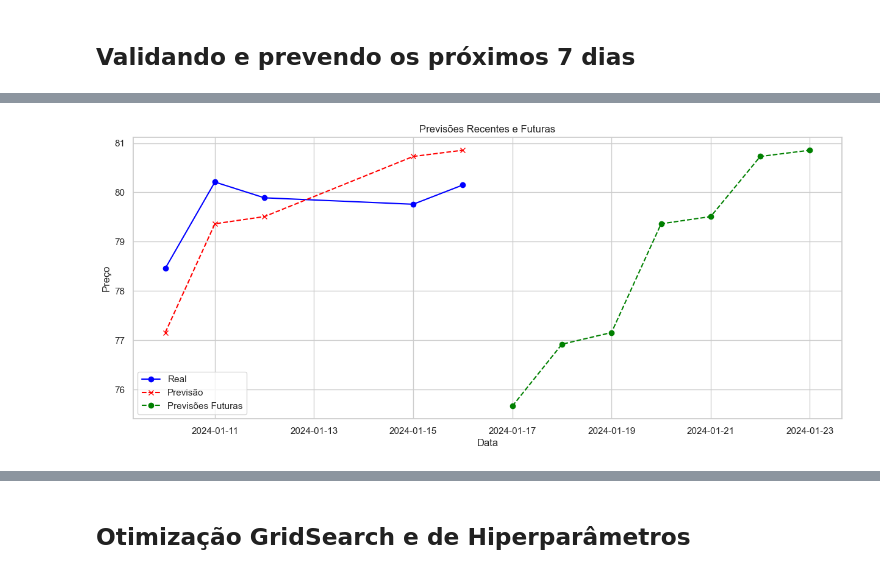
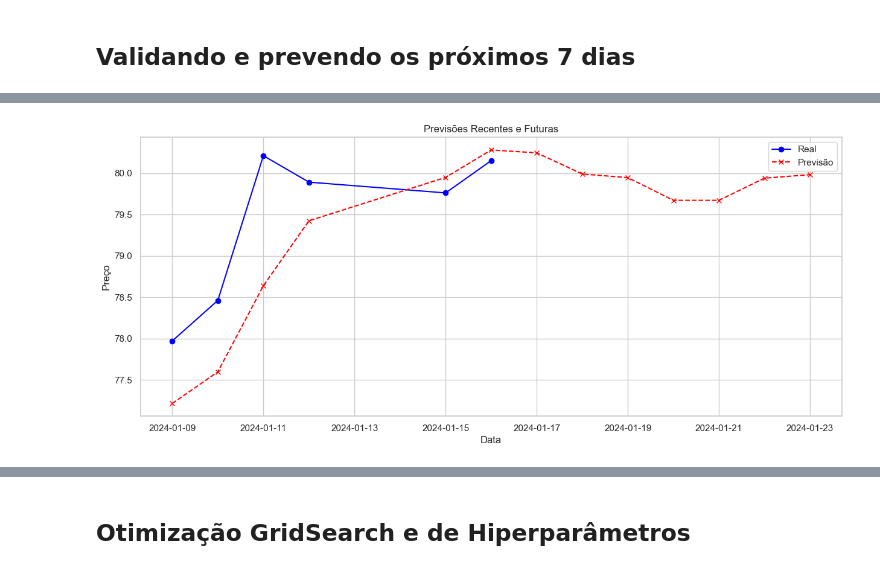
Before and after one commit to gabriel-rosa-tech/st-inp, a Jupyter notebook: TC com XGBoost - Novo.ipynb, the cells around one changed output, grey strips where cells are left out. Drawn from its saved outputs; the diff is of its cells as text; code cells hidden in the pictures.

Commit message:
com previsão 7D e ajuste nas medias moveis

```diff
--- a/TC com XGBoost - Novo.ipynb
+++ b/TC com XGBoost - Novo.ipynb
@@ -468,15 +451,19 @@ plot_residuos(y_test, prediction, "XGB Média Móvel")
 # %% [markdown]
 ## Validando e prevendo os próximos 7 dias
 # %%
+dados_xgb_datas = dados_xgb_datas.sort_values(by=["data"], ascending=True)
+
 x = dados_xgb_datas.drop('preco', axis=1)
 y = dados_xgb_datas['preco']
 
-model = xgb.XGBRegressor(n_estimators=1000,
-                         eta = 0.1, # = learning_rate
-                         max_depth = 10)
+model = xgb.XGBRegressor(n_estimators=700,
+                         eta = 0.01, # = learning_rate
+                         max_depth = 5,
+                         objective='reg:linear',
+                         colsample_bytree = 0.7)
 
 # model.fit(x_train, y_train, verbose = False)
 model.fit(x, y,
           eval_set=[(x, y)],
-          verbose = False)
+          verbose = 100)
 # %% [output]
@@ -494,8 +489,12 @@ XGBRegressor(base_score=None, booster=None, callbacks=None,
 # %%
 dados_xgb_valid = dados_xgb_datas.copy()
+features = dados_xgb_datas.columns[1:]
 
 future_7_days = pd.date_range(start=dados_xgb_valid.index[-1] + pd.Timedelta(days=1), periods=7, freq="1d")
 future_df = pd.DataFrame(index = future_7_days)
 future_df['isFuture'] = True
 dados_xgb_valid['isFuture'] = False
 df_and_future = pd.concat([dados_xgb_valid, future_df])
+df_and_future = create_features(df_and_future)
+df_and_future = calculate_moving_averages_all(df_and_future, 'preco', windows)
+df_and_future.tail(15)
@@ -502,20 +518,16 @@ df_and_future = pd.concat([dados_xgb_valid, future_df])
 # %%
-# # Plotando os resultados
-# plt.figure(figsize=(15, 6))
+df_and_future_jan = df_and_future[df_and_future.index > '2024-01-08']
+df_and_future_jan['pred'] = model.predict(df_and_future_jan[features])
 
-# # Últimos 5 dias (reais e previsões)
-# plt.plot(df_ultimos_5_dias.index, df_ultimos_5_dias['y_test'], label='Real', marker='o', color='blue')
-# plt.plot(df_ultimos_5_dias.index, df_ultimos_5_dias['predict'], label='Previsão', linestyle='--', marker='x', color='red')
+# Plotando os resultados
+plt.figure(figsize=(15, 6))
 
-# # Previsões futuras
-# # plt.plot(df_datas_futuras, proximas_previsoes, label='Previsões Futuras', linestyle='--', marker='o', color='green')
-# plt.plot(df_datas_previsoes_futuras, proximas_previsoes, label='Previsões Futuras', linestyle='--', marker='o', color='green')
-
-
-# plt.title('Previsões Recentes e Futuras')
-# plt.xlabel('Data')
-# plt.ylabel('Preço')
-# plt.legend()
-# plt.show()
+plt.plot(df_and_future_jan.index, df_and_future_jan['preco'], label='Real', marker='o', color='blue')
+plt.plot(df_and_future_jan.index, df_and_future_jan['pred'], label='Previsão', linestyle='--', marker='x', color='red')
+plt.title('Previsões Recentes e Futuras')
+plt.xlabel('Data')
+plt.ylabel('Preço')
+plt.legend()
+plt.show()
 # %% [output]
-[figure, old version]
+[figure, new version]
```
Also changed, not shown: parts of 10 cells of this notebook.
